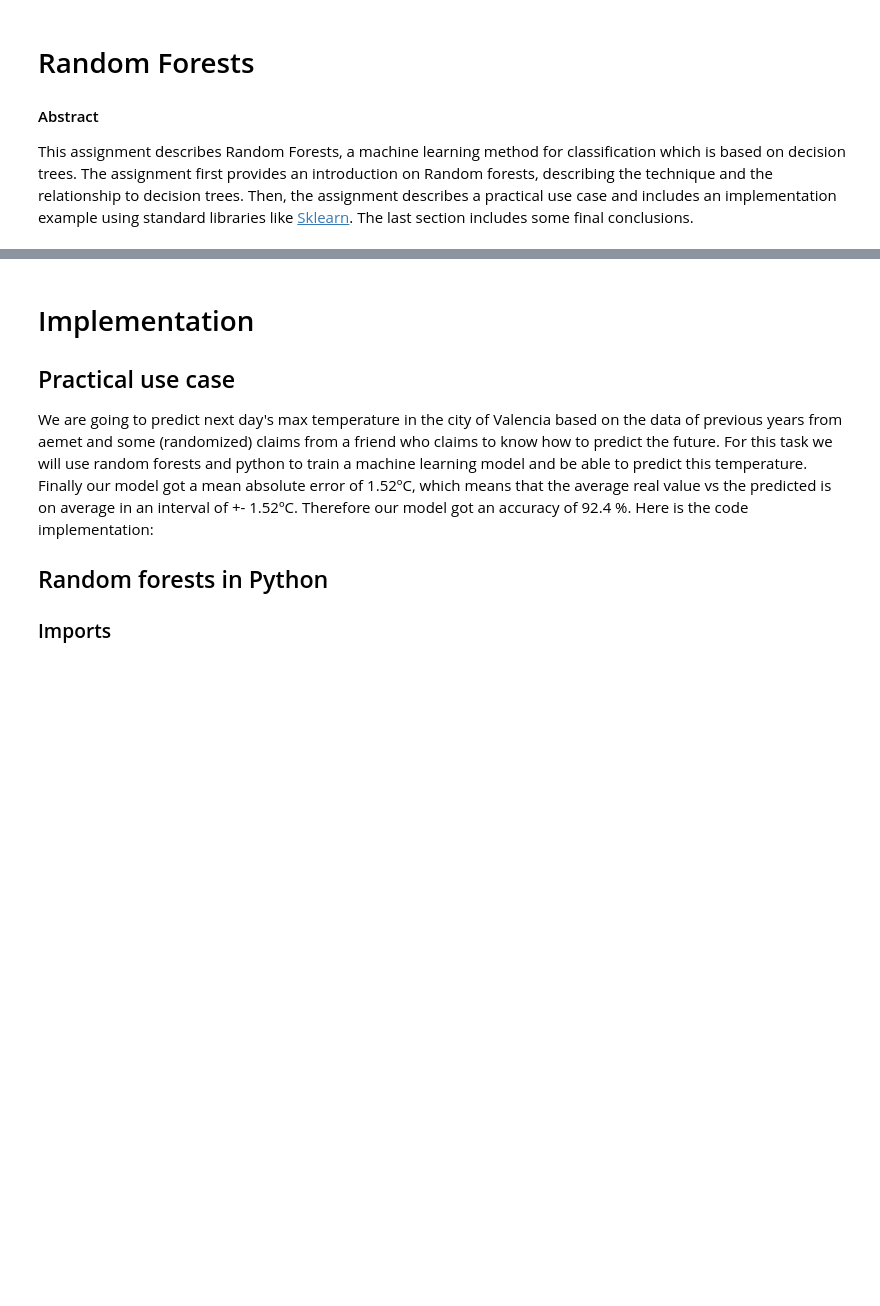
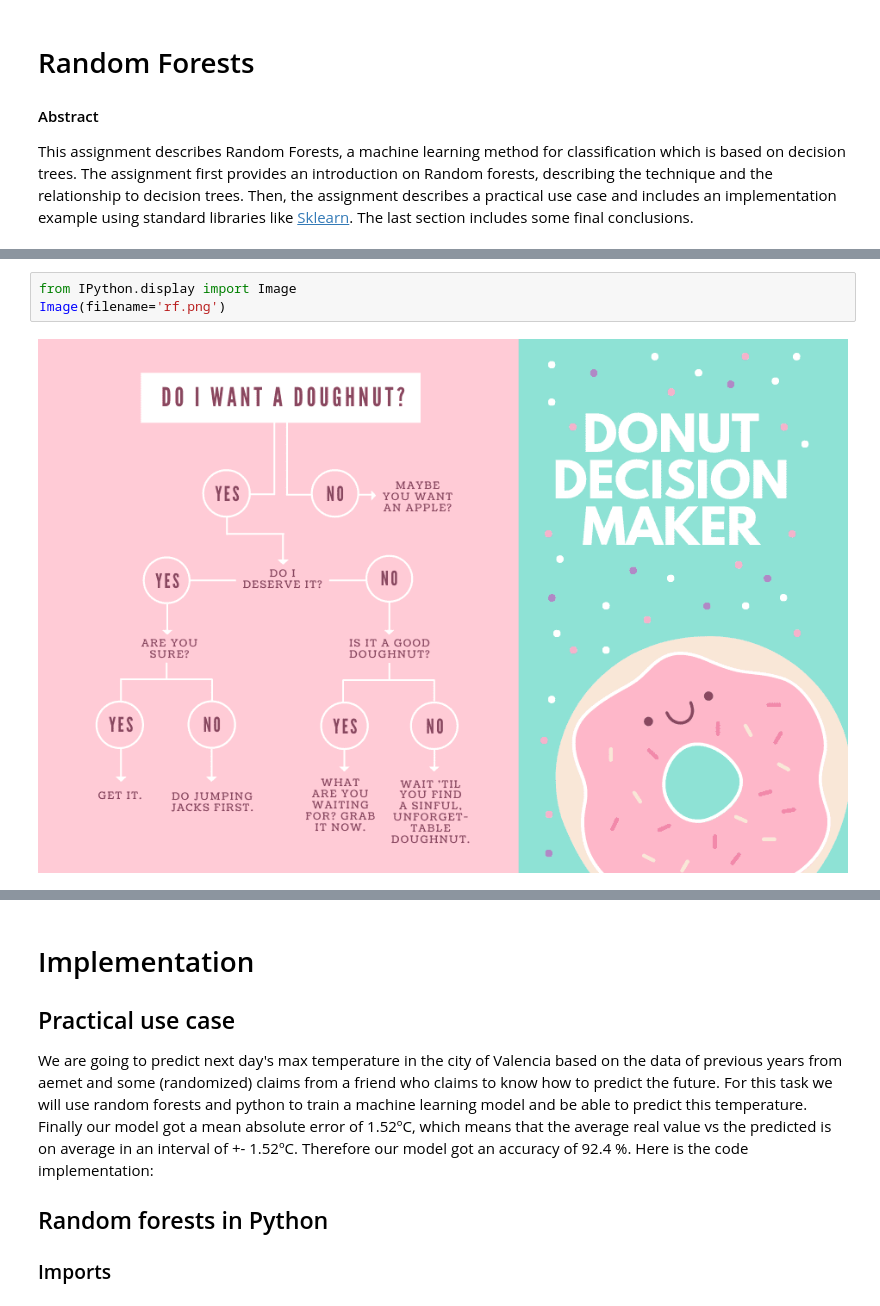
Before and after one commit to carolinagrcstvn/RFA_OR, a Jupyter notebook: RFA.ipynb, the cells around one changed output, grey strips where cells are left out. Cells and saved outputs as stored; diff of their text form; blank space fills up the shorter version.

```diff
--- a/RFA.ipynb
+++ b/RFA.ipynb
@@ -67,0 +43,5 @@ They are not able to extrapolate outside the range of the predictors observed in
+# %%
+from IPython.display import Image
+Image(filename='rf.png')
+# %% [output]
+[figure, added]
```
Also changed, not shown: parts of 5 cells of this notebook, 1 other file.
